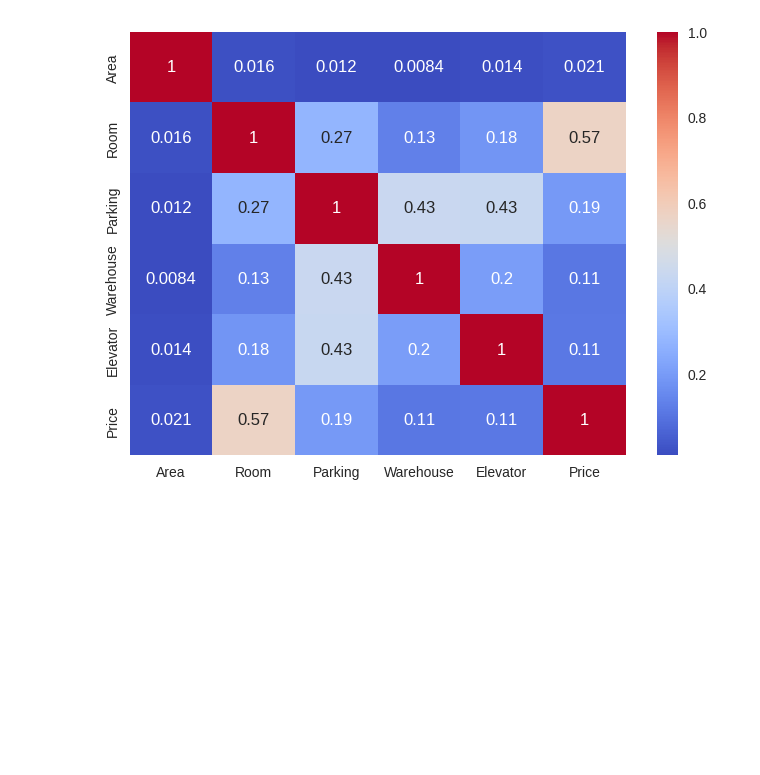
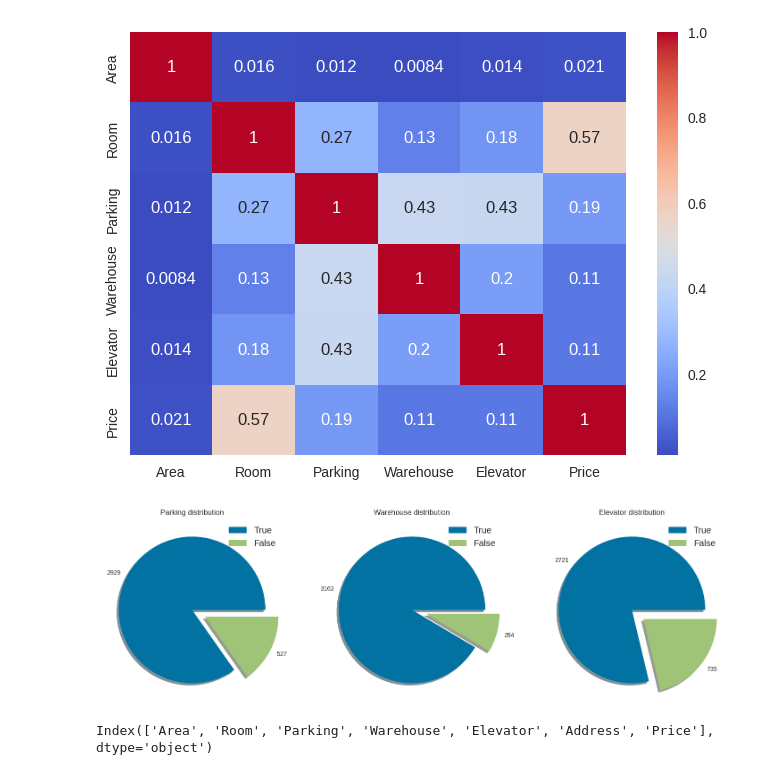
Before and after one commit to fayzi-dev/machin_learning, a Jupyter notebook: Divar_House_Price.ipynb, the cells around one changed output. Drawn from its saved outputs; the diff is of its cells as text; code cells hidden in the pictures; blank space fills up the shorter version.

Commit message:
Divar House Price Predict

```diff
--- a/Divar_House_Price.ipynb
+++ b/Divar_House_Price.ipynb
@@ -403,3 +403,20 @@ sns.heatmap(df.corr(), annot=True, cmap='coolwarm')
 # %% [output]
 <Axes: >
 [figure]
+# %%
+fig ,ax = plt.subplots(ncols=3, figsize=(18,6))
+
+myexplode = [0, 0.2]
+columns = ['Parking', 'Warehouse', 'Elevator']
+
+for i in range(3):
+  data = df[columns[i]].value_counts()
+  ax[i].pie(data, labels=data.values, explode=myexplode, shadow = True)
+  ax[i].legend(labels=data.index, fontsize='large')
+  ax[i].set_title('{} distribution'.format(columns[i]))
+# %% [output]
+[figure, added]
+# %%
+df.columns
+# %% [output]
+Index(['Area', 'Room', 'Parking', 'Warehouse', 'Elevator', 'Address', 'Price'], dtype='object')
```
Also changed, not shown: parts of 26 cells of this notebook.
